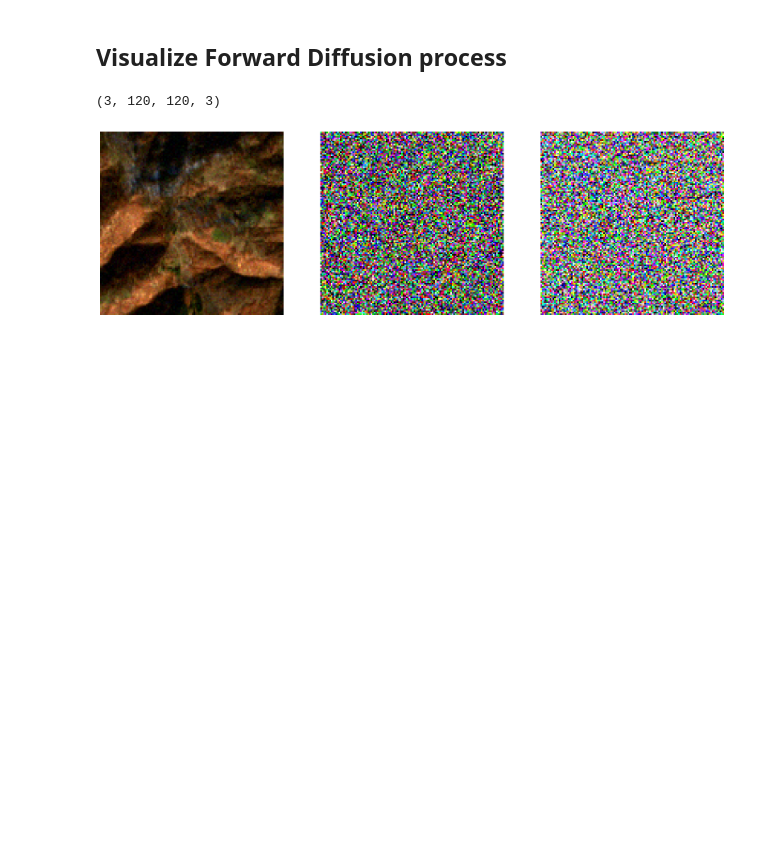
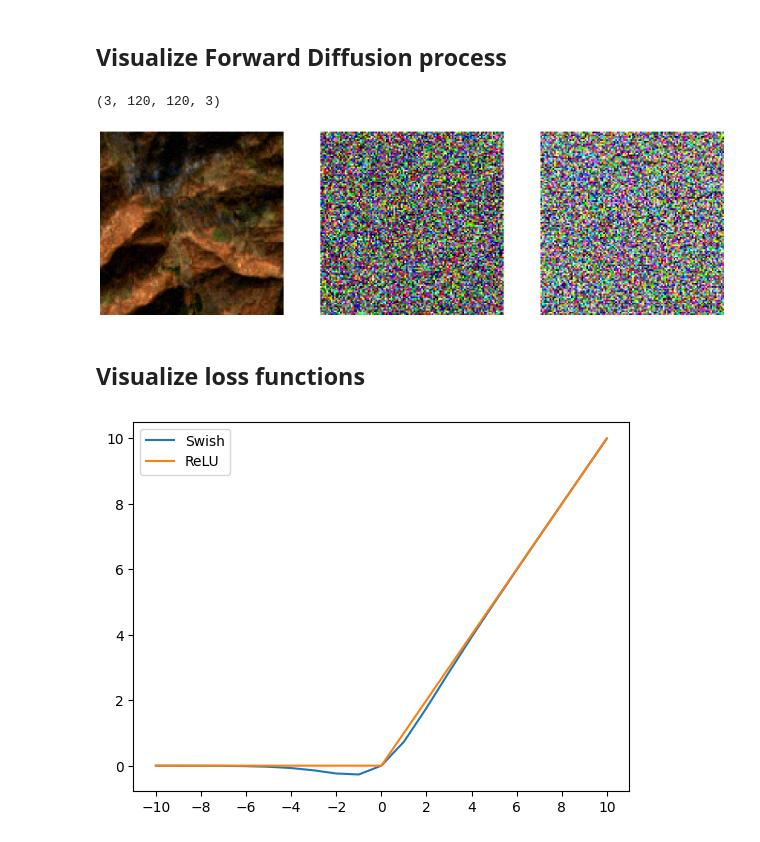
Before and after one commit to AlexanderLontke/ssl-ddpm-rs, a Jupyter notebook: notebooks/data_loading/Poster_Visualisations.ipynb, the cells around one changed output. Cells and saved outputs as stored; diff of their text form; code cells hidden in the pictures; blank space fills up the shorter version.

```diff
--- a/notebooks/data_loading/Poster_Visualisations.ipynb
+++ b/notebooks/data_loading/Poster_Visualisations.ipynb
@@ -187,3 +187,28 @@ for i in range(len(output_imgs)):
     axs[i].axis("off")
 # %% [output]
 [figure]
+# %% [markdown]
+## Visualize loss functions ##
+# %%
+import torch
+from torch import nn
+import matplotlib.pyplot as plt
+
+class Swish(nn.Module):
+    def forward(self, x):
+        return x * torch.sigmoid(x)
+
+swish = Swish()
+relu = nn.ReLU()
+
+x_values = [x for x in range(-10, 11)]
+swish_y_values = [swish(torch.Tensor([x])).numpy()[0] for x in x_values]
+relu_y_values = [relu(torch.Tensor([x])).numpy()[0] for x in x_values]
+# %%
+plt.plot(x_values, swish_y_values, label="Swish")
+plt.plot(x_values, relu_y_values, label="ReLU")
+plt.legend()
+plt.xticks([int(x) for x in x_values[0::2]]);
+plt.savefig("./activations.png")
+# %% [output]
+[figure, added]
```
Also changed, not shown: 3 other files.
